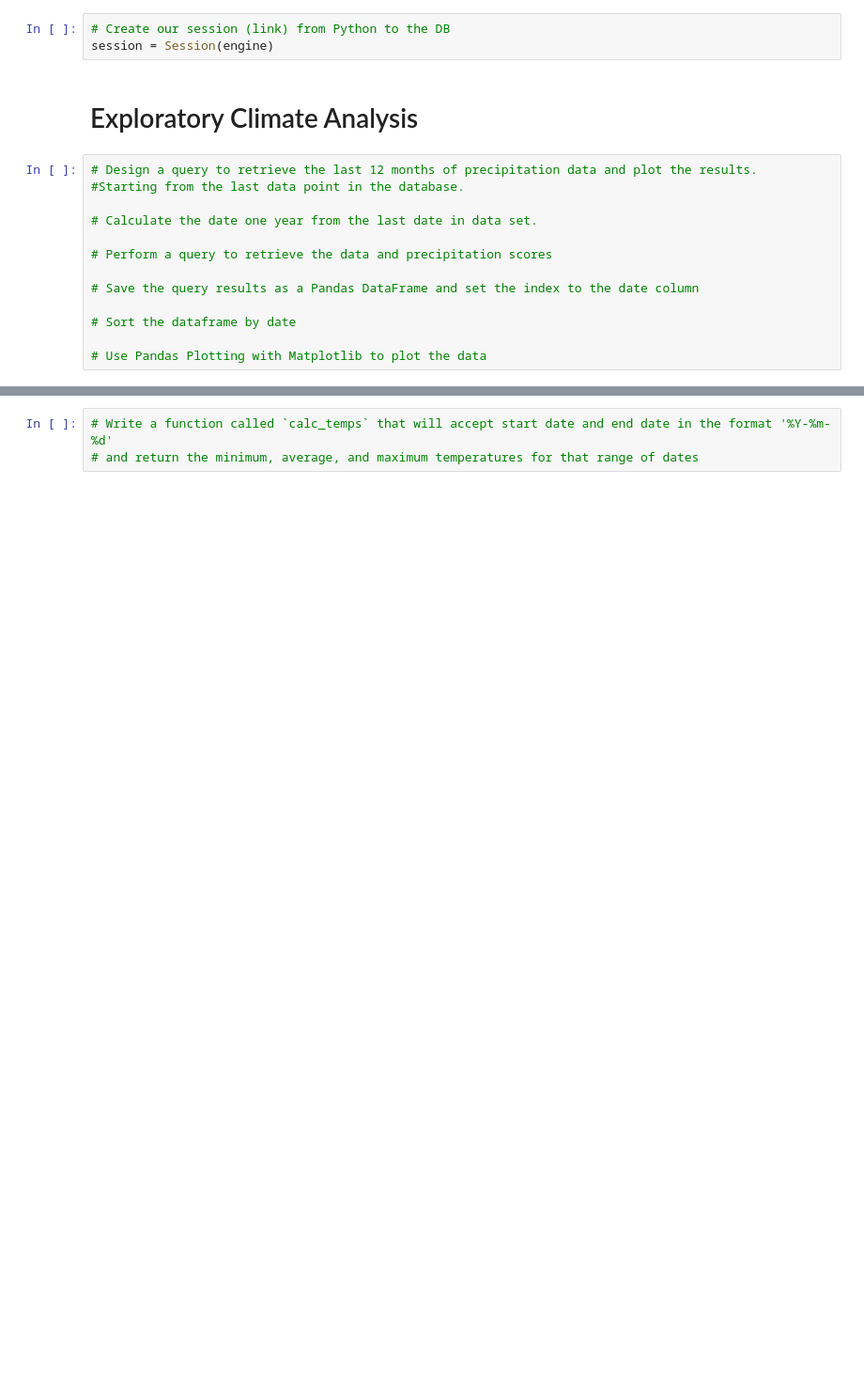
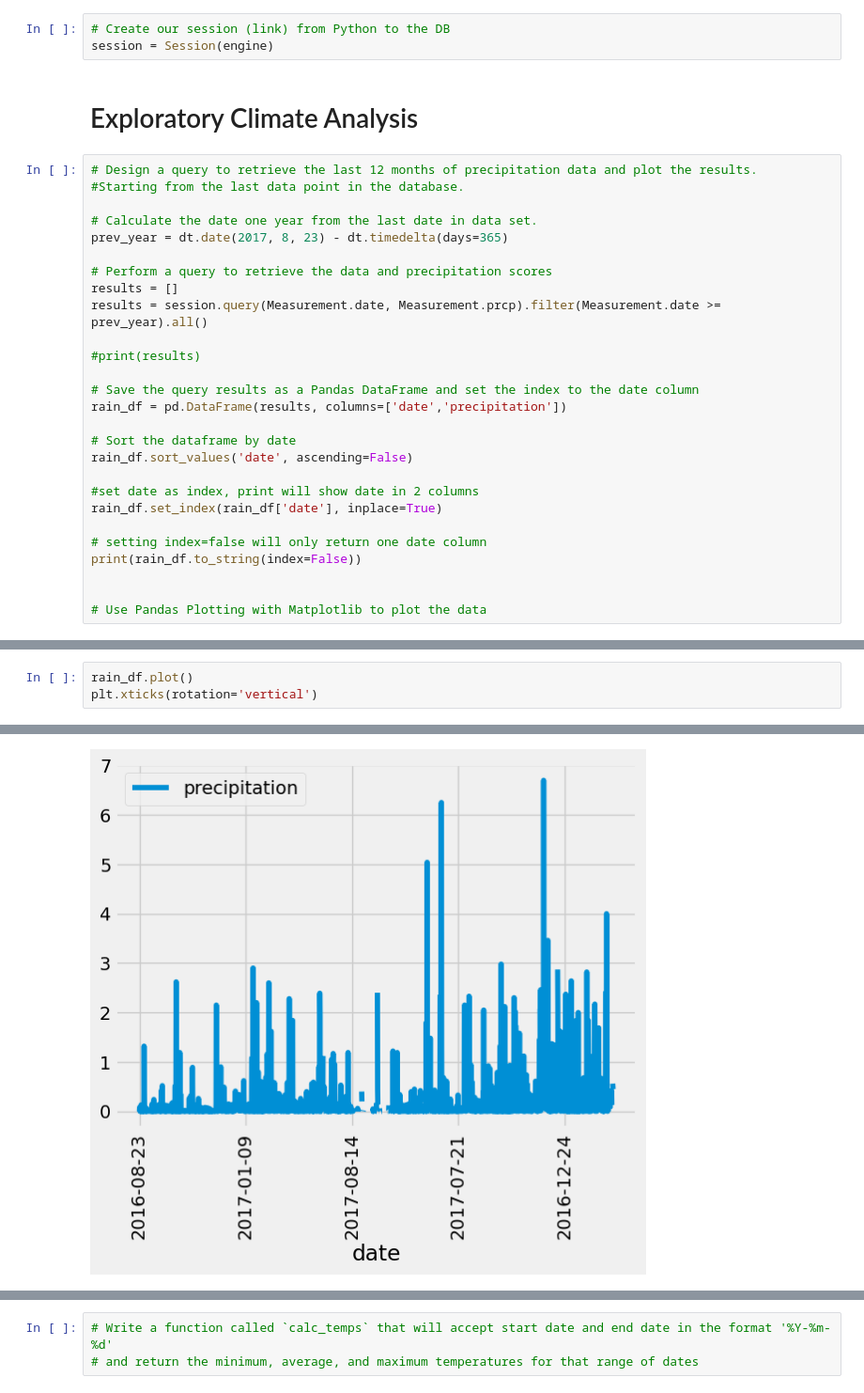
Before and after one commit to mandyfufu/surfs_up, a Jupyter notebook: climate_analysis.ipynb, the cells around one changed output, grey strips where cells are left out. Shown: that part at 94% size. Cells and saved outputs as stored; diff of their text form; blank space fills up the shorter version.

```diff
--- a/climate_analysis.ipynb
+++ b/climate_analysis.ipynb
@@ -43,11 +43,25 @@ session = Session(engine)
 #Starting from the last data point in the database.
 
 # Calculate the date one year from the last date in data set.
+prev_year = dt.date(2017, 8, 23) - dt.timedelta(days=365)
 
 # Perform a query to retrieve the data and precipitation scores
+results = []
+results = session.query(Measurement.date, Measurement.prcp).filter(Measurement.date >= prev_year).all()
+
+#print(results)
 
 # Save the query results as a Pandas DataFrame and set the index to the date column
+rain_df = pd.DataFrame(results, columns=['date','precipitation'])
 
 # Sort the dataframe by date
+rain_df.sort_values('date', ascending=False)
+
+#set date as index, print will show date in 2 columns
+rain_df.set_index(rain_df['date'], inplace=True)
+
+# setting index=false will only return one date column
+print(rain_df.to_string(index=False))
+
 
 # Use Pandas Plotting with Matplotlib to plot the data
@@ -53,0 +86,4 @@ session = Session(engine)
+# %%
+rain_df.plot()
+plt.xticks(rotation='vertical')
+# %% [output]
@@ -54,2 +98,3 @@ session = Session(engine)
+[figure, added]
 # %%
 # Use Pandas to calcualte the summary statistics for the precipitation data
```
Also changed, not shown: parts of 8 cells of this notebook, 3 other files.
